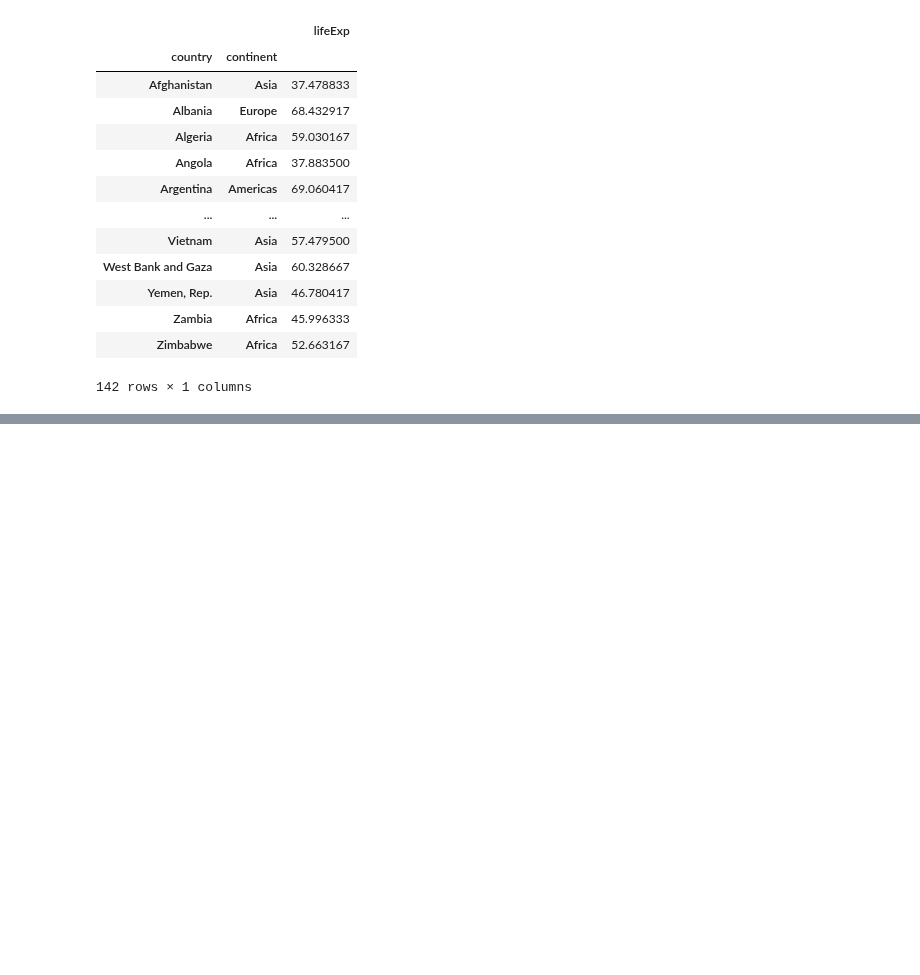
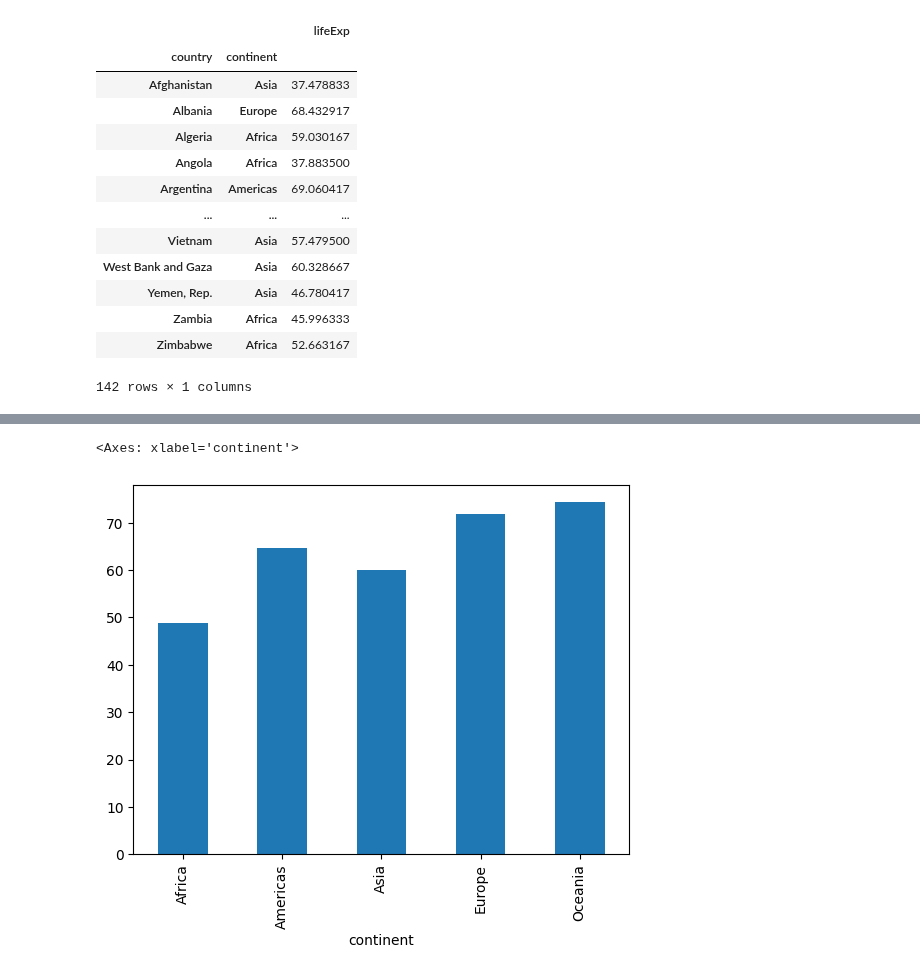
Before and after one commit to zdeik/hipython_rep, a Jupyter notebook: 13.데이터프레임연습.ipynb, the cells around one changed output, grey strips where cells are left out. Cells and saved outputs as stored; diff of their text form; code cells hidden in the pictures; blank space fills up the shorter version.

```diff
--- a/13.데이터프레임연습.ipynb
+++ b/13.데이터프레임연습.ipynb
@@ -351,0 +364,7 @@ g_df_mean
+# %%
+
+g_df_mean = df.groupby(['continent'])['lifeExp'].mean()
+g_df_mean.plot(kind='bar')
+# %% [output]
+<Axes: xlabel='continent'>
+[figure, added]
```
Also changed, not shown: parts of 8 cells of this notebook.
